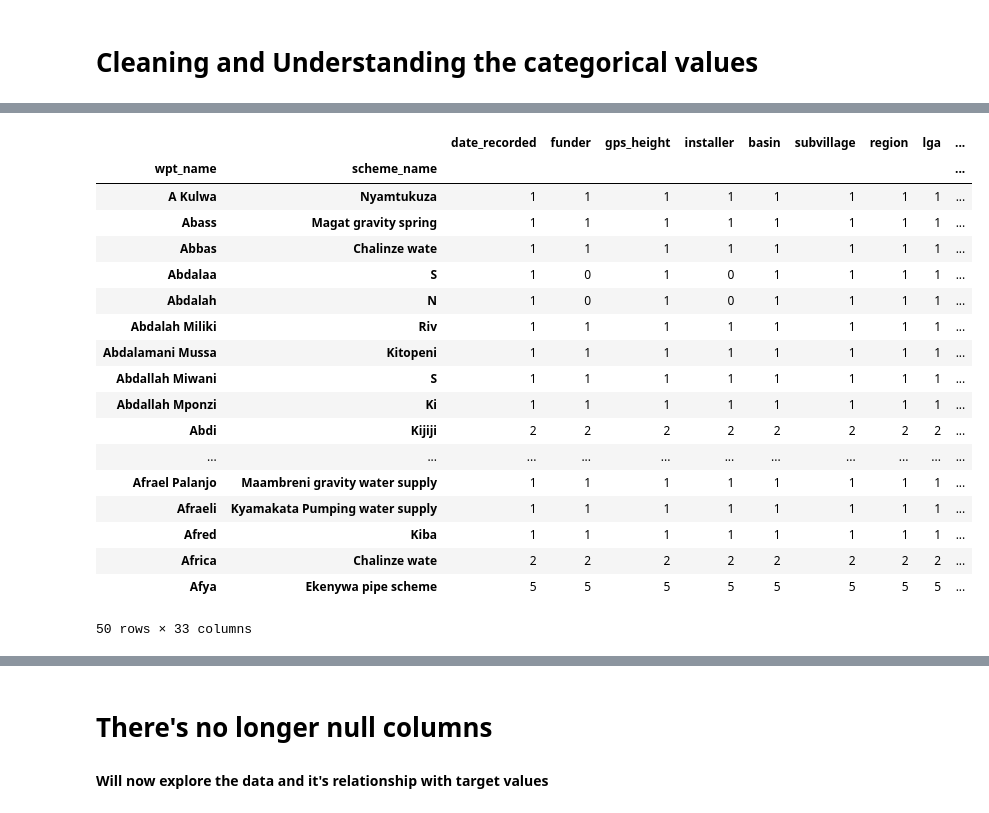
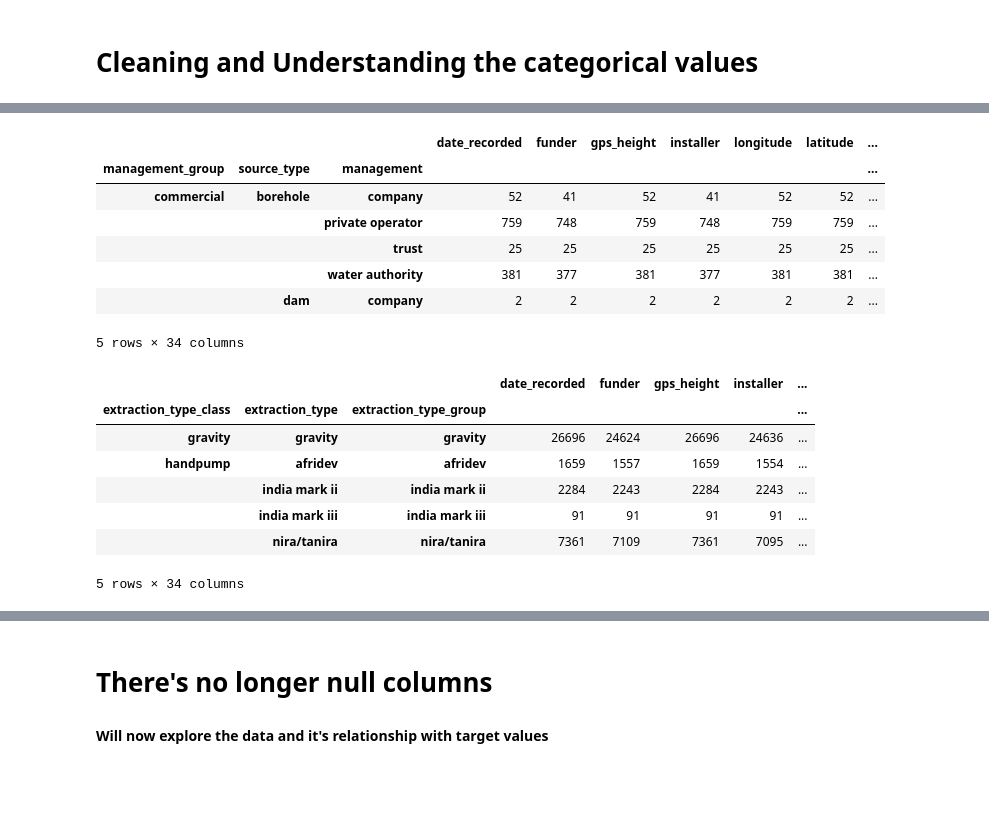
Before and after one commit to Danayt09/Tanzanian_Water_Wells, a Jupyter notebook: EDA.ipynb, the cells around one changed output, grey strips where cells are left out. Cells and saved outputs as stored; diff of their text form; code cells hidden in the pictures; blank space fills up the shorter version.

```diff
--- a/EDA.ipynb
+++ b/EDA.ipynb
@@ -143,11 +141,19 @@ train_data.groupby(['region', 'district_code','region_code']).count()
 from sklearn.impute import SimpleImputer
 
 # Drop numerical columns
-train_data.drop(['longitude', 'latitude', 'num_private', 'amount_tsh', 'region_code', 'district_code'], axis=1, inplace=True)
+train_data.drop(['num_private', 'amount_tsh', 'region_code', 'district_code'], axis=1, inplace=True)
 
-# Impute population column
-population_imputer = SimpleImputer(strategy='mean')
+#Drop rows where longtitude is 0
+train_data = train_data[train_data['longitude']!=0]
+
+train_data['population'].replace(0, float('nan'), inplace=True)
+train_data['gps_height'].replace(0, float('nan'), inplace=True)
+
+# Impute population and gps_height since 25% of both columns is 0
+population_imputer = SimpleImputer(strategy="median")
+gps_imputer = SimpleImputer(strategy="mean")
 train_data['population'] = population_imputer.fit_transform(train_data['population'].values.reshape(-1, 1))
+train_data['gps_height'] = gps_imputer.fit_transform(train_data['gps_height'].values.reshape(-1, 1))
 
 # Replace construction_year column with 2000
 train_data.loc[train_data['construction_year'] == 0, 'construction_year'] = 2000
@@ -195,25 +262,25 @@ line.create_line()
+# %%
+train_data.groupby(['management_group', 'source_type', 'management']).count().head()
+# %% [output]
+|  |  |  | date_recorded | funder | gps_height | installer | longitude | latitude | ... |
+| management_group | source_type | management |  |  |  |  |  |  | ... |
+| commercial | borehole | company | 52 | 41 | 52 | 41 | 52 | 52 | ... |
+|  |  | private operator | 759 | 748 | 759 | 748 | 759 | 759 | ... |
+|  |  | trust | 25 | 25 | 25 | 25 | 25 | 25 | ... |
+|  |  | water authority | 381 | 377 | 381 | 377 | 381 | 381 | ... |
+|  | dam | company | 2 | 2 | 2 | 2 | 2 | 2 | ... |
+5 rows × 34 columns
 # %%
-train_data.groupby(['wpt_name', 'scheme_name']).count().head(50)
+train_data.groupby(['extraction_type_class','extraction_type', 'extraction_type_group']).count().head()
 # %% [output]
-|  |  | date_recorded | funder | gps_height | installer | basin | subvillage | region | lga | ... |
-| wpt_name | scheme_name |  |  |  |  |  |  |  |  | ... |
-| A Kulwa | Nyamtukuza | 1 | 1 | 1 | 1 | 1 | 1 | 1 | 1 | ... |
-| Abass | Magat gravity spring | 1 | 1 | 1 | 1 | 1 | 1 | 1 | 1 | ... |
-| Abbas | Chalinze wate | 1 | 1 | 1 | 1 | 1 | 1 | 1 | 1 | ... |
-| Abdalaa | S | 1 | 0 | 1 | 0 | 1 | 1 | 1 | 1 | ... |
-| Abdalah | N | 1 | 0 | 1 | 0 | 1 | 1 | 1 | 1 | ... |
-| Abdalah Miliki | Riv | 1 | 1 | 1 | 1 | 1 | 1 | 1 | 1 | ... |
-| Abdalamani Mussa | Kitopeni | 1 | 1 | 1 | 1 | 1 | 1 | 1 | 1 | ... |
-| Abdallah Miwani | S | 1 | 1 | 1 | 1 | 1 | 1 | 1 | 1 | ... |
-| Abdallah Mponzi | Ki | 1 | 1 | 1 | 1 | 1 | 1 | 1 | 1 | ... |
-| Abdi | Kijiji | 2 | 2 | 2 | 2 | 2 | 2 | 2 | 2 | ... |
-| ... | ... | ... | ... | ... | ... | ... | ... | ... | ... | ... |
-| Afrael Palanjo | Maambreni gravity water supply | 1 | 1 | 1 | 1 | 1 | 1 | 1 | 1 | ... |
-| Afraeli | Kyamakata Pumping water supply | 1 | 1 | 1 | 1 | 1 | 1 | 1 | 1 | ... |
-| Afred | Kiba | 1 | 1 | 1 | 1 | 1 | 1 | 1 | 1 | ... |
-| Africa | Chalinze wate | 2 | 2 | 2 | 2 | 2 | 2 | 2 | 2 | ... |
-| Afya | Ekenywa pipe scheme | 5 | 5 | 5 | 5 | 5 | 5 | 5 | 5 | ... |
+|  |  |  | date_recorded | funder | gps_height | installer | ... |
+| extraction_type_class | extraction_type | extraction_type_group |  |  |  |  | ... |
+| gravity | gravity | gravity | 26696 | 24624 | 26696 | 24636 | ... |
+| handpump | afridev | afridev | 1659 | 1557 | 1659 | 1554 | ... |
+|  | india mark ii | india mark ii | 2284 | 2243 | 2284 | 2243 | ... |
+|  | india mark iii | india mark iii | 91 | 91 | 91 | 91 | ... |
+|  | nira/tanira | nira/tanira | 7361 | 7109 | 7361 | 7095 | ... |
-50 rows × 33 columns
+5 rows × 34 columns
 # %%
 train_data.info()
 # %% [output]
```
Also changed, not shown: parts of 46 cells of this notebook, 2 other files.
